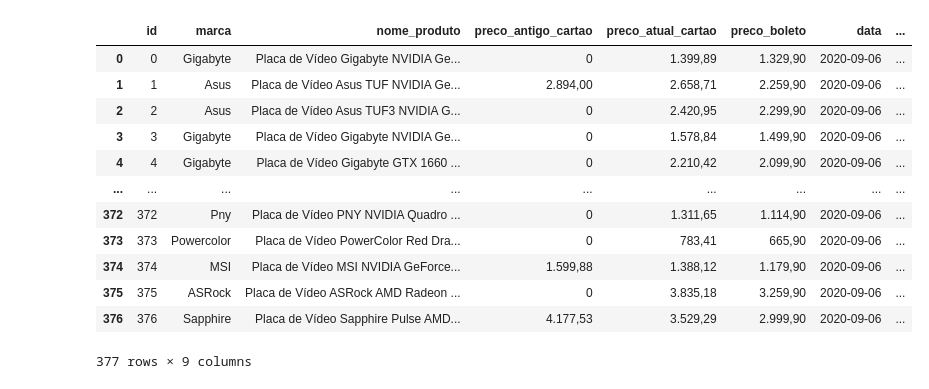
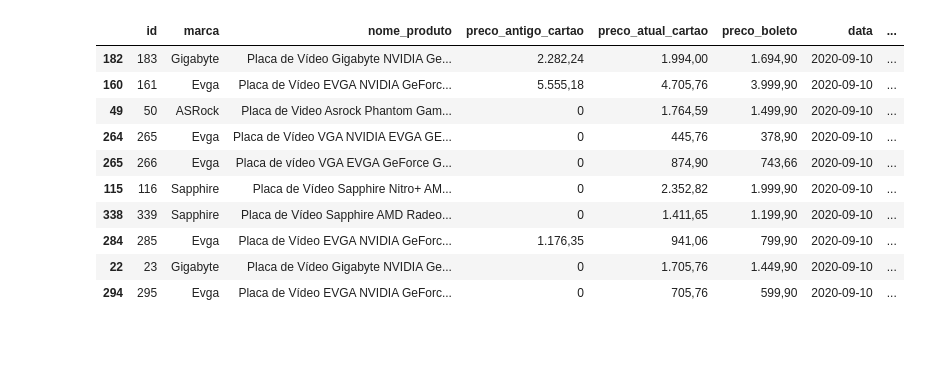
Before and after one commit to Ighus/ds_analysis_hardware_market, a Jupyter notebook: analysis.ipynb, the cells around one changed output. Cells and saved outputs as stored; diff of their text form; code cells hidden in the pictures; blank space fills up the shorter version.

```diff
--- a/analysis.ipynb
+++ b/analysis.ipynb
@@ -3,3 +3,9 @@ import pandas as pd
 import numpy as np
 import re
 from connection_keys import connection
+import matplotlib.pyplot as plt
+import seaborn as sns
+from jupyterthemes import jtplot
+jtplot.style(theme='onedork', context='notebook', ticks=True, grid=False)
+
+pd.set_option('display.max_colwidth', None)
@@ -25,20 +31,18 @@ loja                    object
 dtype: object
 # %%
-df
+df.sample(10)
 # %% [output]
 |  | id | marca | nome_produto | preco_antigo_cartao | preco_atual_cartao | preco_boleto | data | ... |
-| 0 | 0 | Gigabyte | Placa de Vídeo Gigabyte NVIDIA Ge... | 0 | 1.399,89 | 1.329,90 | 2020-09-06 | ... |
-| 1 | 1 | Asus | Placa de Vídeo Asus TUF NVIDIA Ge... | 2.894,00 | 2.658,71 | 2.259,90 | 2020-09-06 | ... |
-| 2 | 2 | Asus | Placa de Vídeo Asus TUF3 NVIDIA G... | 0 | 2.420,95 | 2.299,90 | 2020-09-06 | ... |
-| 3 | 3 | Gigabyte | Placa de Vídeo Gigabyte NVIDIA Ge... | 0 | 1.578,84 | 1.499,90 | 2020-09-06 | ... |
-| 4 | 4 | Gigabyte | Placa de Vídeo Gigabyte GTX 1660 ... | 0 | 2.210,42 | 2.099,90 | 2020-09-06 | ... |
-| ... | ... | ... | ... | ... | ... | ... | ... | ... |
-| 372 | 372 | Pny | Placa de Vídeo PNY NVIDIA Quadro ... | 0 | 1.311,65 | 1.114,90 | 2020-09-06 | ... |
-| 373 | 373 | Powercolor | Placa de Vídeo PowerColor Red Dra... | 0 | 783,41 | 665,90 | 2020-09-06 | ... |
-| 374 | 374 | MSI | Placa de Vídeo MSI NVIDIA GeForce... | 1.599,88 | 1.388,12 | 1.179,90 | 2020-09-06 | ... |
-| 375 | 375 | ASRock | Placa de Vídeo ASRock AMD Radeon ... | 0 | 3.835,18 | 3.259,90 | 2020-09-06 | ... |
-| 376 | 376 | Sapphire | Placa de Vídeo Sapphire Pulse AMD... | 4.177,53 | 3.529,29 | 2.999,90 | 2020-09-06 | ... |
+| 182 | 183 | Gigabyte | Placa de Vídeo Gigabyte NVIDIA Ge... | 2.282,24 | 1.994,00 | 1.694,90 | 2020-09-10 | ... |
+| 160 | 161 | Evga | Placa de Vídeo EVGA NVIDIA GeForc... | 5.555,18 | 4.705,76 | 3.999,90 | 2020-09-10 | ... |
+| 49 | 50 | ASRock | Placa de Video Asrock Phantom Gam... | 0 | 1.764,59 | 1.499,90 | 2020-09-10 | ... |
+| 264 | 265 | Evga | Placa de Vídeo VGA NVIDIA EVGA GE... | 0 | 445,76 | 378,90 | 2020-09-10 | ... |
+| 265 | 266 | Evga | Placa de vídeo VGA EVGA GeForce G... | 0 | 874,90 | 743,66 | 2020-09-10 | ... |
+| 115 | 116 | Sapphire | Placa de Vídeo Sapphire Nitro+ AM... | 0 | 2.352,82 | 1.999,90 | 2020-09-10 | ... |
+| 338 | 339 | Sapphire | Placa de Vídeo Sapphire AMD Radeo... | 0 | 1.411,65 | 1.199,90 | 2020-09-10 | ... |
+| 284 | 285 | Evga | Placa de Vídeo EVGA NVIDIA GeForc... | 1.176,35 | 941,06 | 799,90 | 2020-09-10 | ... |
+| 22 | 23 | Gigabyte | Placa de Vídeo Gigabyte NVIDIA Ge... | 0 | 1.705,76 | 1.449,90 | 2020-09-10 | ... |
+| 294 | 295 | Evga | Placa de Vídeo EVGA NVIDIA GeForc... | 0 | 705,76 | 599,90 | 2020-09-10 | ... |
-377 rows × 9 columns
 # %%
 df['preco_antigo_cartao'] = df['preco_antigo_cartao'].str.replace('.', '').str.replace(',', '.').astype(float)
 df['preco_atual_cartao'] = df['preco_atual_cartao'].str.replace('.', '').str.replace(',', '.').astype(float)
```
Also changed, not shown: parts of 13 cells of this notebook, 2 other files.
